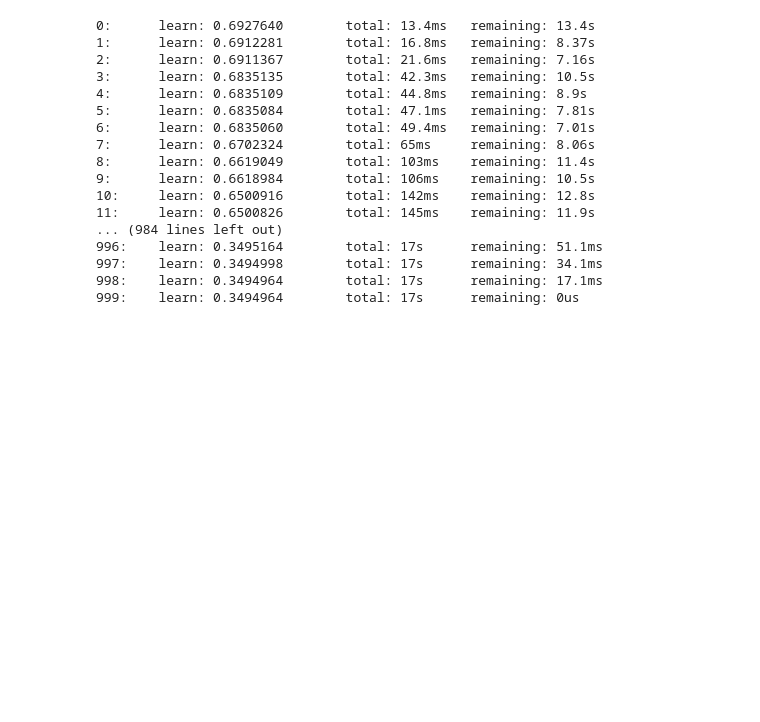
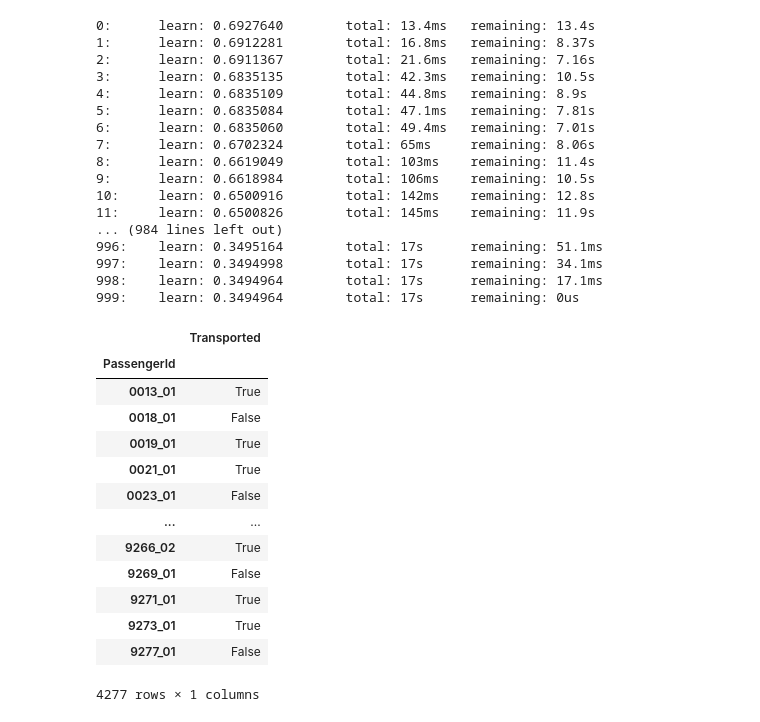
Before and after one commit to Budzik99/Budzik99, a Jupyter notebook: Challenge_proteins/script.ipynb, the cells around one changed output. Cells and saved outputs as stored; diff of their text form; code cells hidden in the pictures; blank space fills up the shorter version.

```diff
--- a/Challenge_proteins/script.ipynb
+++ b/Challenge_proteins/script.ipynb
@@ -21,6 +44,9 @@ df_test[['deck', 'num','side']] = df_test['Cabin'].str.split(pat = '/', n = 2, e
 
 df[['Fname', 'Sname']] = df['Name'].str.split(pat = ' ', n = 1, expand=True)
 df_test[['Fname', 'Sname']] = df_test['Name'].str.split(pat = ' ', n = 1, expand=True)
+
+df['Spending'] = df[['RoomService','FoodCourt','ShoppingMall','Spa','VRDeck']].sum(axis = 1)
+df_test['Spending'] = df_test[['RoomService','FoodCourt','ShoppingMall','Spa','VRDeck']].sum(axis = 1)
 
 #Target
 Target = df['Transported'].astype('int8')
@@ -161,5 +187,23 @@ results = cb.CatBoostClassifier(**bp).fit(df,Target).predict(X_test)
 results = pd.concat([out,pd.Series(results)],axis = 1)
 results.columns = results.columns[0],'Transported'
 results.set_index('PassengerId',drop=True, inplace = True)
+results.Transported = results.Transported.astype('bool')
 # %%
 results.to_csv('results.csv')
+# %%
+results
+# %% [output]
+|  | Transported |
+| PassengerId |  |
+| 0013_01 | True |
+| 0018_01 | False |
+| 0019_01 | True |
+| 0021_01 | True |
+| 0023_01 | False |
+| ... | ... |
+| 9266_02 | True |
+| 9269_01 | False |
+| 9271_01 | True |
+| 9273_01 | True |
+| 9277_01 | False |
+4277 rows × 1 columns
```
Also changed, not shown: parts of 2 cells of this notebook.
